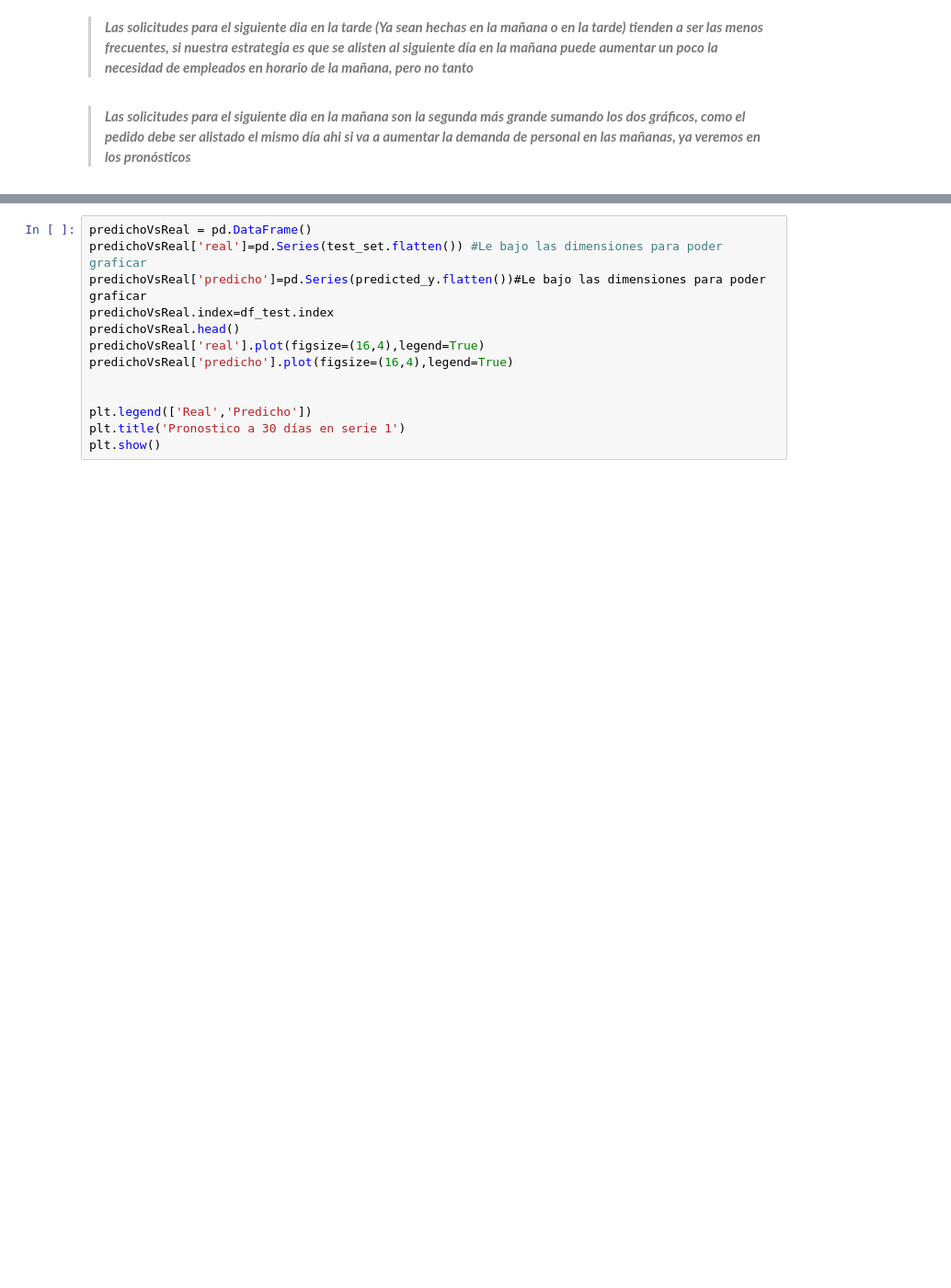
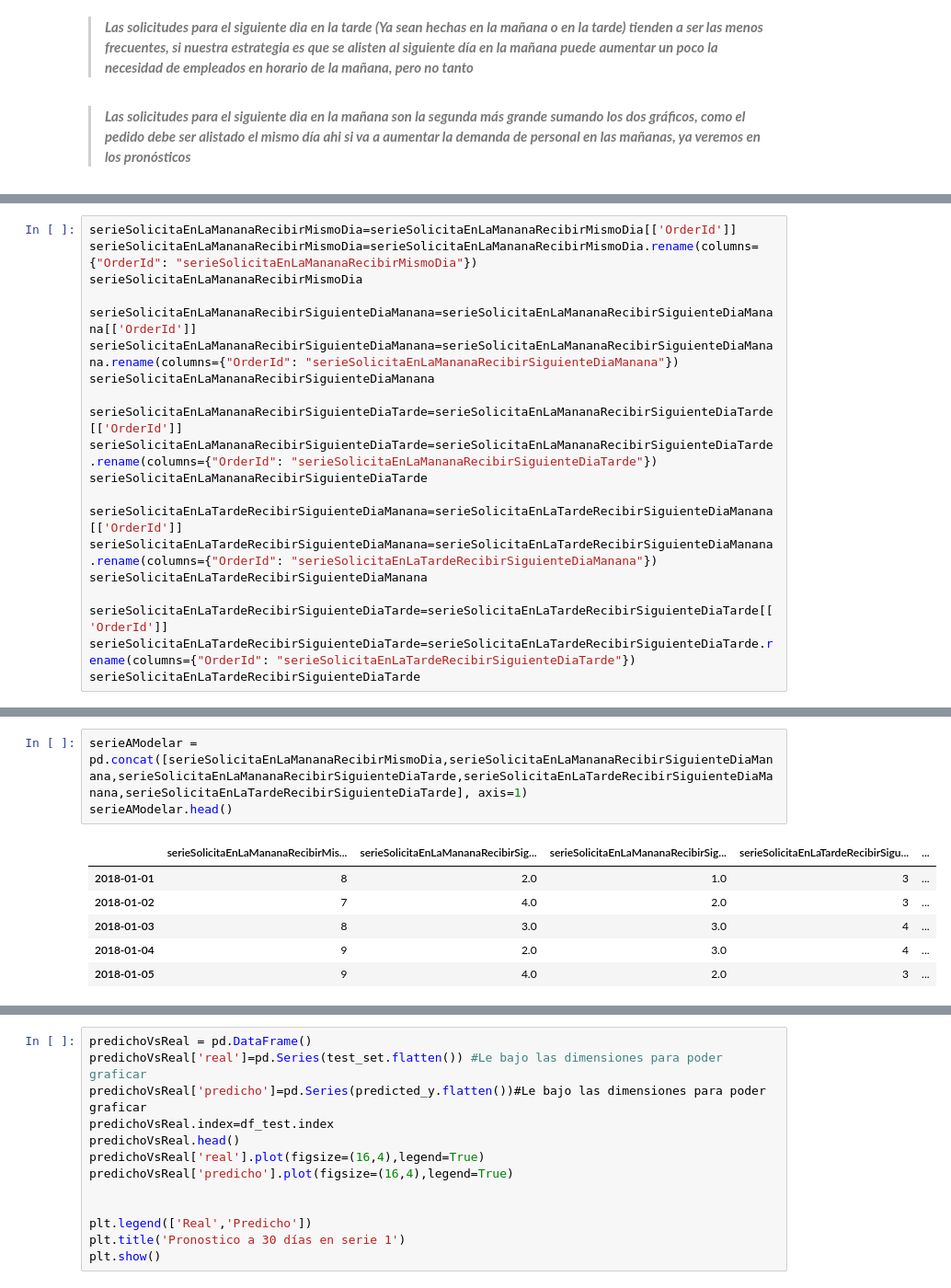
Before and after one commit to elchristog/pruebaDSc, a Jupyter notebook: pruebaDataScientist.ipynb, the cells around one changed output, grey strips where cells are left out. Shown at 92% size. Cells and saved outputs as stored; diff of their text form; blank space fills up the shorter version.

```diff
--- a/pruebaDataScientist.ipynb
+++ b/pruebaDataScientist.ipynb
@@ -221,0 +234,20 @@ plt.show()
+# %%
+serieSolicitaEnLaMananaRecibirMismoDia=serieSolicitaEnLaMananaRecibirMismoDia[['OrderId']]
+serieSolicitaEnLaMananaRecibirMismoDia=serieSolicitaEnLaMananaRecibirMismoDia.rename(columns={"OrderId": "serieSolicitaEnLaMananaRecibirMismoDia"})
+serieSolicitaEnLaMananaRecibirMismoDia
+
+serieSolicitaEnLaMananaRecibirSiguienteDiaManana=serieSolicitaEnLaMananaRecibirSiguienteDiaManana[['OrderId']]
+serieSolicitaEnLaMananaRecibirSiguienteDiaManana=serieSolicitaEnLaMananaRecibirSiguienteDiaManana.rename(columns={"OrderId": "serieSolicitaEnLaMananaRecibirSiguienteDiaManana"})
+serieSolicitaEnLaMananaRecibirSiguienteDiaManana
+
+serieSolicitaEnLaMananaRecibirSiguienteDiaTarde=serieSolicitaEnLaMananaRecibirSiguienteDiaTarde[['OrderId']]
+serieSolicitaEnLaMananaRecibirSiguienteDiaTarde=serieSolicitaEnLaMananaRecibirSiguienteDiaTarde.rename(columns={"OrderId": "serieSolicitaEnLaMananaRecibirSiguienteDiaTarde"})
+serieSolicitaEnLaMananaRecibirSiguienteDiaTarde
+
+serieSolicitaEnLaTardeRecibirSiguienteDiaManana=serieSolicitaEnLaTardeRecibirSiguienteDiaManana[['OrderId']]
+serieSolicitaEnLaTardeRecibirSiguienteDiaManana=serieSolicitaEnLaTardeRecibirSiguienteDiaManana.rename(columns={"OrderId": "serieSolicitaEnLaTardeRecibirSiguienteDiaManana"})
+serieSolicitaEnLaTardeRecibirSiguienteDiaManana
+
+serieSolicitaEnLaTardeRecibirSiguienteDiaTarde=serieSolicitaEnLaTardeRecibirSiguienteDiaTarde[['OrderId']]
+serieSolicitaEnLaTardeRecibirSiguienteDiaTarde=serieSolicitaEnLaTardeRecibirSiguienteDiaTarde.rename(columns={"OrderId": "serieSolicitaEnLaTardeRecibirSiguienteDiaTarde"})
+serieSolicitaEnLaTardeRecibirSiguienteDiaTarde
@@ -222,2 +269,12 @@ plt.show()
+# %%
+serieAModelar = pd.concat([serieSolicitaEnLaMananaRecibirMismoDia,serieSolicitaEnLaMananaRecibirSiguienteDiaManana,serieSolicitaEnLaMananaRecibirSiguienteDiaTarde,serieSolicitaEnLaTardeRecibirSiguienteDiaManana,serieSolicitaEnLaTardeRecibirSiguienteDiaTarde], axis=1)
+serieAModelar.head()
+# %% [output]
+|  | serieSolicitaEnLaMananaRecibirMis... | serieSolicitaEnLaMananaRecibirSig... | serieSolicitaEnLaMananaRecibirSig... | serieSolicitaEnLaTardeRecibirSigu... | ... |
+| 2018-01-01 | 8 | 2.0 | 1.0 | 3 | ... |
+| 2018-01-02 | 7 | 4.0 | 2.0 | 3 | ... |
+| 2018-01-03 | 8 | 3.0 | 3.0 | 4 | ... |
+| 2018-01-04 | 9 | 2.0 | 3.0 | 4 | ... |
+| 2018-01-05 | 9 | 4.0 | 2.0 | 3 | ... |
 # %%
 #Dejo para cambiar el nombre de la serie a pronosticar
```
Also changed, not shown: parts of 9 cells of this notebook.
